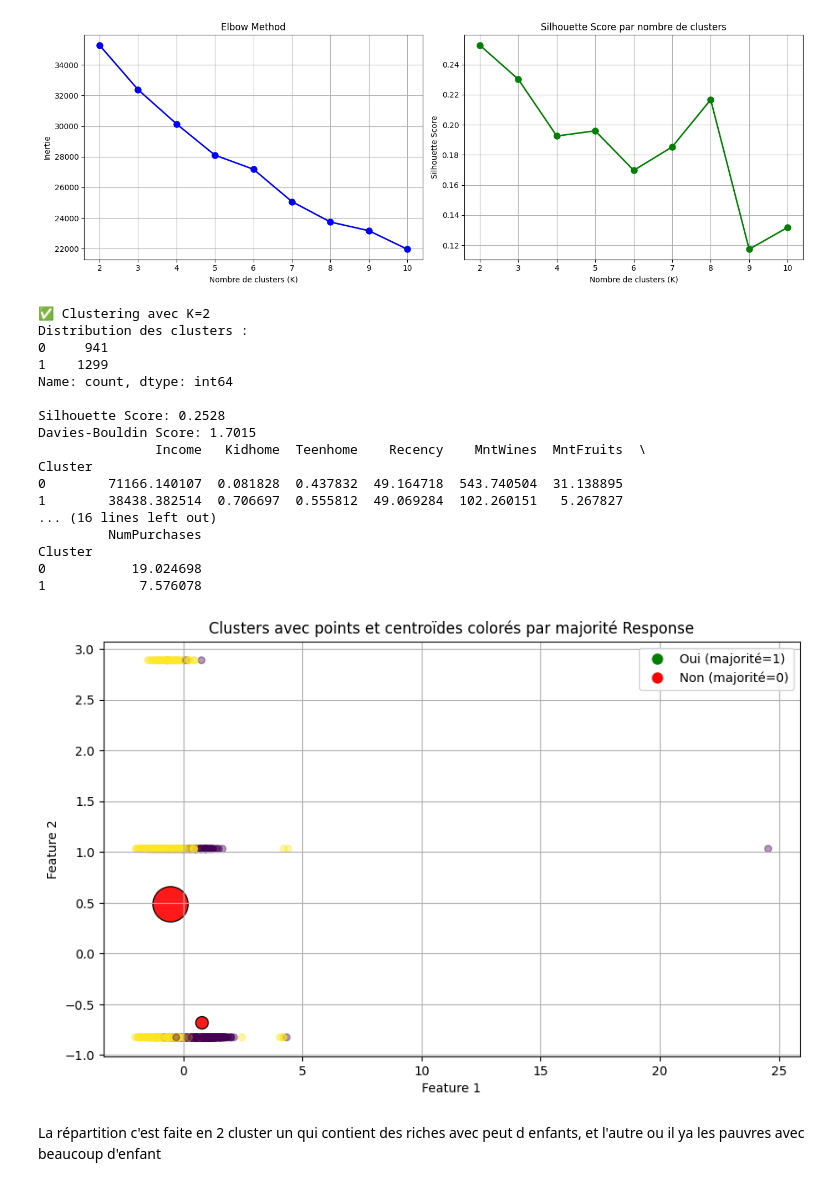
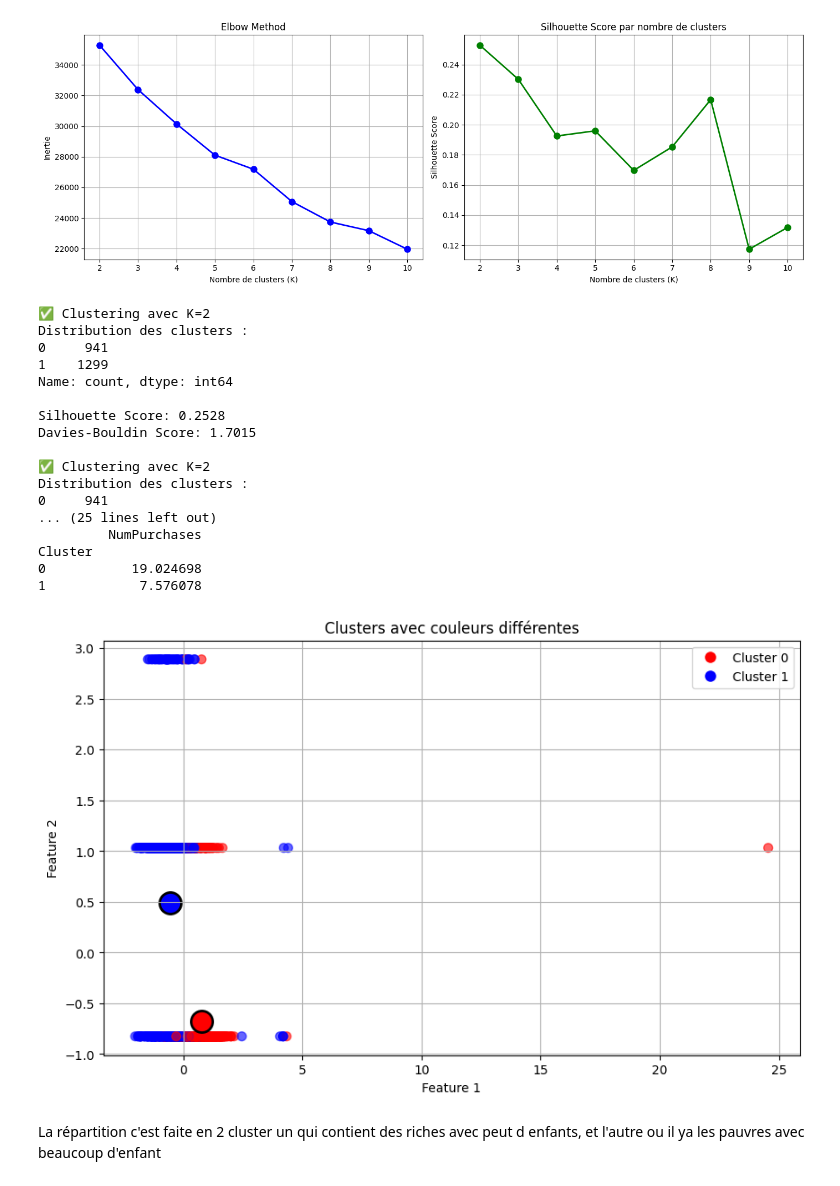
Before and after one commit to enniriss/Predict_Bitcoin, a Jupyter notebook: src/analyse.ipynb, the cells around one changed output. Saved outputs shown, nothing was run; the diff lists cells and outputs as text; code cells hidden in the pictures.

Commit message:
Rectification path, and clustering graph

```diff
--- a/src/analyse.ipynb
+++ b/src/analyse.ipynb
@@ -411,74 +411,68 @@ print(f"Distribution des clusters :\n{pd.Series(clusters).value_counts().sort_in
 print(f"\nSilhouette Score: {silhouette_score(X_transformed, clusters):.4f}")
 print(f"Davies-Bouldin Score: {davies_bouldin_score(X_transformed, clusters):.4f}")
 
 
 
-n_clusters = 2
-kmeans = KMeans(n_clusters=n_clusters, n_init=10, random_state=42)
-y_pred = kmeans.fit_predict(X_transformed)
+best_k = 2
+
+# --- Clustering ---
+kmeans = KMeans(n_clusters=best_k, random_state=42, n_init=10)
+clusters = kmeans.fit_predict(X_transformed)
+df['Cluster'] = clusters
+
+print(f"\n✅ Clustering avec K={best_k}")
+print(f"Distribution des clusters :\n{pd.Series(clusters).value_counts().sort_index()}")
+print(f"\nSilhouette Score: {silhouette_score(X_transformed, clusters):.4f}")
+print(f"Davies-Bouldin Score: {davies_bouldin_score(X_transformed, clusters):.4f}")
+
+# --- Centres des clusters ---
 centers = kmeans.cluster_centers_
 
+# --- Couleurs par cluster ---
+colors_list = ['red', 'blue']  # couleur pour chaque cluster
+point_colors = [colors_list[label] for label in clusters]
 
-cluster_info = df.groupby('Cluster')['Response'].agg(['size', 'mean']).reindex(range(n_clusters)).fillna(0)
+# --- Affichage ---
+plt.figure(figsize=(10, 6))
+plt.scatter(X_transformed[:, 0], X_transformed[:, 1], c=point_colors, alpha=0.6, s=50)
 
+# Affichage des centroïdes
+for i, center in enumerate(centers):
+    plt.scatter(center[0], center[1], c=colors_list[i], s=300, edgecolors='black', linewidth=2)
 
-point_colors = ['green' if cluster_info.loc[cluster_id, 'mean'] >= 0.5 else 'red' for cluster_id in y_pred]
-
-
-cmap = plt.cm.get_cmap('viridis', best_k)
-norm = colors.Normalize(vmin=0, vmax=best_k-1)
-
-plt.figure(figsize=(10, 6))
-
-plt.scatter(X_transformed[:, 0], X_transformed[:, 1], c=clusters, cmap=cmap, norm=norm, alpha=0.4, s=30)
-
-
-min_s, max_s = 100, 800
-sizes = cluster_info['size']
-if sizes.max() != sizes.min():
-    scaled = min_s + (sizes - sizes.min()) / (sizes.max() - sizes.min()) * (max_s - min_s)
-else:
-    scaled = np.full_like(sizes, (min_s + max_s) / 2)
-
-
-for i, center in enumerate(centers):
-    majority = cluster_info.loc[i, 'mean']
-    size_i = int(scaled.loc[i])
-    color = 'green' if majority >= 0.5 else 'red'
-    plt.scatter(center[0], center[1], c=color, s=size_i, edgecolors='black', linewidth=1, alpha=0.9)
-
-plt.title("Clusters avec points et centroïdes colorés par majorité Response")
+plt.title("Clusters avec couleurs différentes")
 plt.xlabel("Feature 1")
 plt.ylabel("Feature 2")
 
-#
+# --- Légende ---
 legend_elements = [
-    Line2D([0], [0], marker='o', color='w', label='Oui (majorité=1)', markerfacecolor='green', markersize=10),
-    Line2D([0], [0], marker='o', color='w', label='Non (majorité=0)', markerfacecolor='red', markersize=10)
+    Line2D([0], [0], marker='o', color='w', label='Cluster 0', markerfacecolor='red', markersize=10),
+    Line2D([0], [0], marker='o', color='w', label='Cluster 1', markerfacecolor='blue', markersize=10)
 ]
+plt.legend(handles=legend_elements)
+plt.grid(True)
 print(df.groupby('Cluster').mean(numeric_only=True))
-plt.legend(handles=legend_elements)
-plt.grid()
+
 plt.show()
 # %% [output]
 ✅ Clustering avec K=2
 Distribution des clusters :
 0     941
 1    1299
 Name: count, dtype: int64
 
 Silhouette Score: 0.2528
 Davies-Bouldin Score: 1.7015
-               Income   Kidhome  Teenhome    Recency    MntWines  MntFruits  \
-Cluster
-0        71166.140107  0.081828  0.437832  49.164718  543.740504  31.138895
-1        38438.382514  0.706697  0.555812  49.069284  102.260151   5.267827
-... (16 lines left out)
+
+✅ Clustering avec K=2
+Distribution des clusters :
+0     941
+... (25 lines left out)
          NumPurchases
 Cluster
 0           19.024698
 1            7.576078
-[figure, old version]
+[figure, new version]
 # %% [markdown]
 La répartition c'est faite en 2 cluster un qui contient des riches avec peut d enfants, et l'autre ou il ya les pauvres avec beaucoup d'enfant
 # %%
```
Also changed, not shown: 5 other files.
